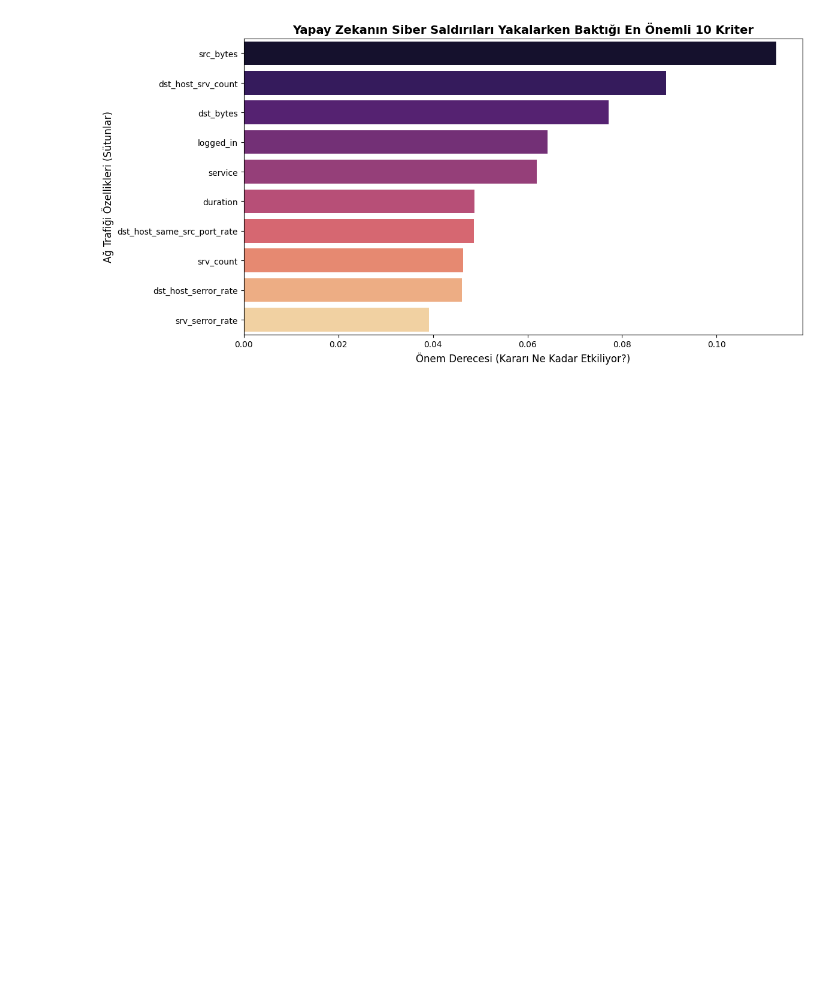
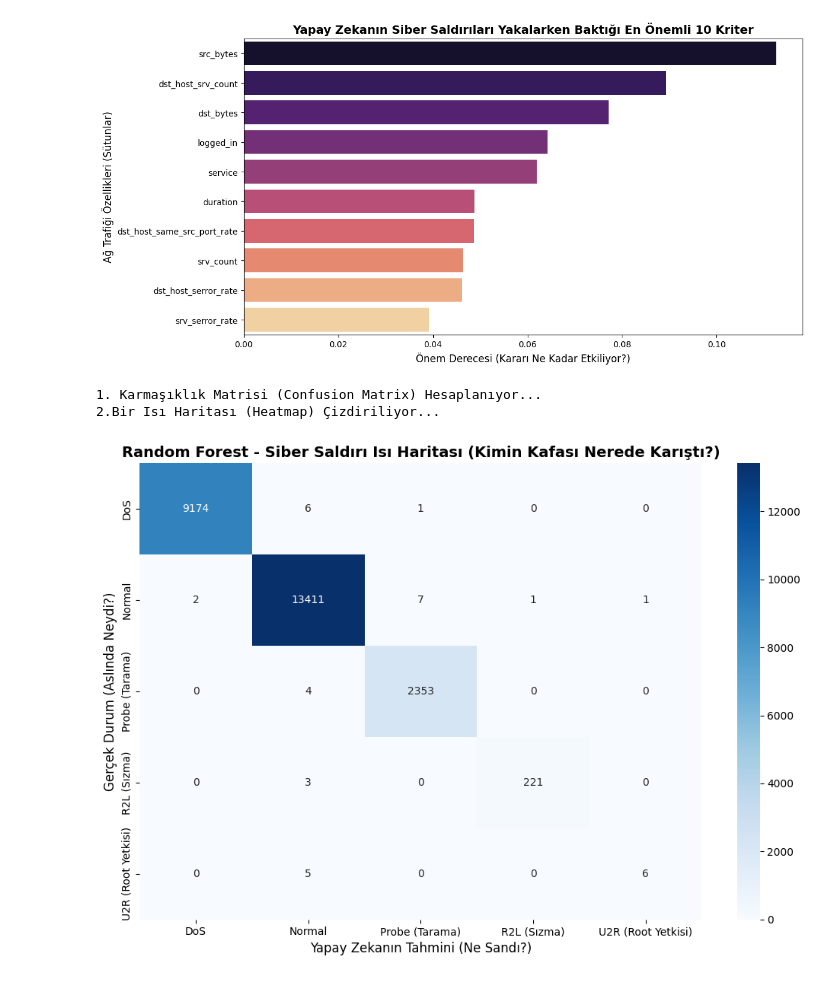
Before and after one commit to Hakan-AKILLI/Anomaly-Detection-with-SMOTE, a Jupyter notebook: SMOTE_Anomaly_Detection.ipynb, the cells around one changed output. Cells and saved outputs as stored; diff of their text form; code cells hidden in the pictures; blank space fills up the shorter version.

Commit message:
Gün 6: Confusion Matrix (Isı Haritası) ile Hata Analizi

```diff
--- a/SMOTE_Anomaly_Detection.ipynb
+++ b/SMOTE_Anomaly_Detection.ipynb
@@ -288,3 +288,28 @@ Passing `palette` without assigning `hue` is deprecated and will be removed in v
 
   sns.barplot(x='Önem', y='Özellik', data=df_top10, palette='magma')
 [figure]
+# %%
+from sklearn.metrics import confusion_matrix
+
+print("1. Karmaşıklık Matrisi (Confusion Matrix) Hesaplanıyor...")
+# Modelimizin sınavda verdiği cevaplar ile gerçek cevap anahtarını kıyaslıyoruz
+cm = confusion_matrix(y_test, y_tahmin_orman)
+
+print("2. Bir Isı Haritası (Heatmap) Çizdiriliyor...\n")
+plt.figure(figsize=(10, 7))
+
+# Seaborn kütüphanesiyle mavi tonlarında (Blues) çok şık bir ısı haritası çizdiriyoruz
+# annot=True diyerek kutuların içine tam sayıları (fmt='d') yazdırıyoruz
+sns.heatmap(cm, annot=True, fmt='d', cmap='Blues',
+            xticklabels=sinif_isimleri, yticklabels=sinif_isimleri)
+
+plt.title('Random Forest - Siber Saldırı Isı Haritası (Kimin Kafası Nerede Karıştı?)', fontsize=14, fontweight='bold')
+plt.xlabel('Yapay Zekanın Tahmini (Ne Sandı?)', fontsize=12)
+plt.ylabel('Gerçek Durum (Aslında Neydi?)', fontsize=12)
+
+plt.tight_layout()
+plt.show()
+# %% [output]
+1. Karmaşıklık Matrisi (Confusion Matrix) Hesaplanıyor...
+2.Bir Isı Haritası (Heatmap) Çizdiriliyor...
+[figure, added]
```
